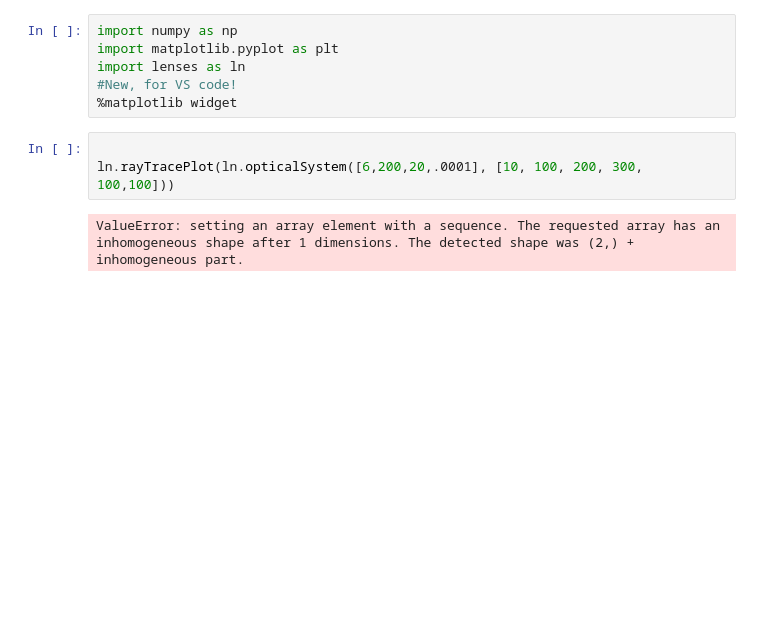
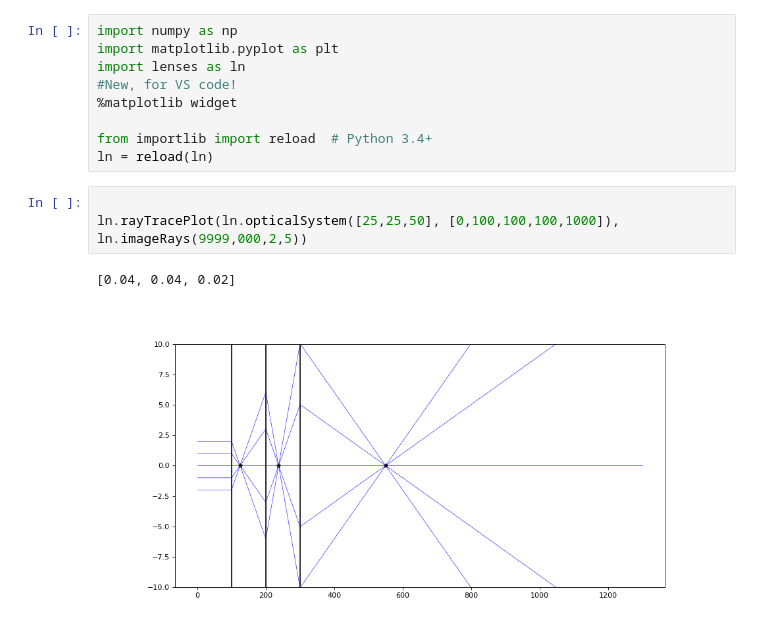
Before and after one commit to Leviticoos/Digichrome, a Jupyter notebook: LenSim/scratch.ipynb, the cells around one changed output. Cells and saved outputs as stored; diff of their text form; blank space fills up the shorter version.

```diff
--- a/LenSim/scratch.ipynb
+++ b/LenSim/scratch.ipynb
@@ -4,8 +4,12 @@ import matplotlib.pyplot as plt
 import lenses as ln
 #New, for VS code!
 %matplotlib widget
+
+from importlib import reload  # Python 3.4+
+ln = reload(ln)
-# %%
-
-ln.rayTracePlot(ln.opticalSystem([6,200,20,.0001], [10, 100, 200, 300, 100,100]))
-# %% [output]
-ValueError: setting an array element with a sequence. The requested array has an inhomogeneous shape after 1 dimensions. The detected shape was (2,) + inhomogeneous part.
+# %%
+
+ln.rayTracePlot(ln.opticalSystem([25,25,50], [0,100,100,100,1000]), ln.imageRays(9999,000,2,5))
+# %% [output]
+[0.04, 0.04, 0.02]
+[figure, added]
```
Also changed, not shown: 1 other file.
